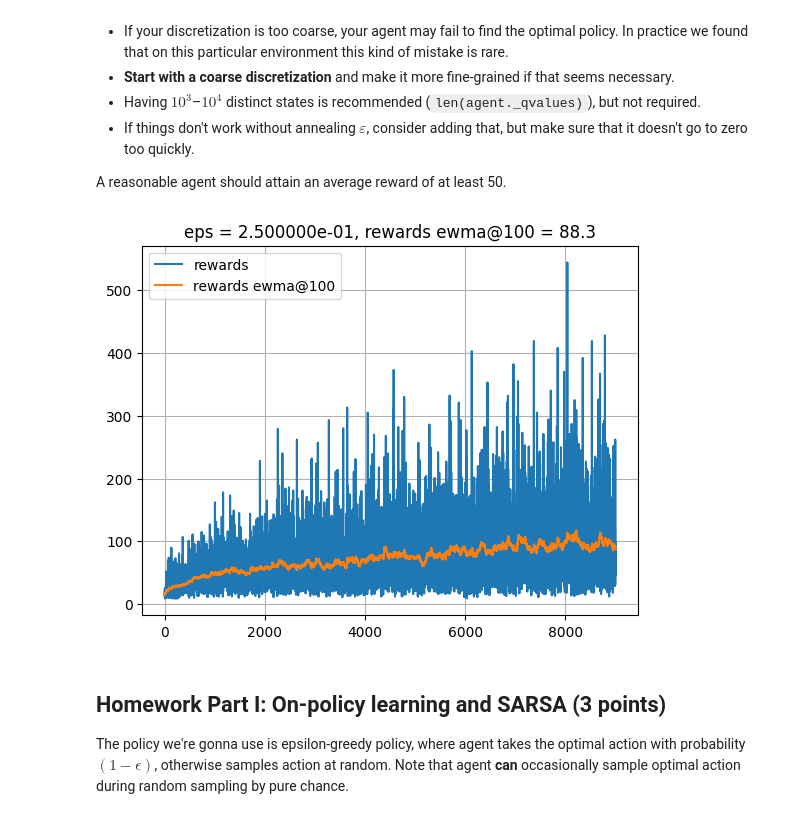
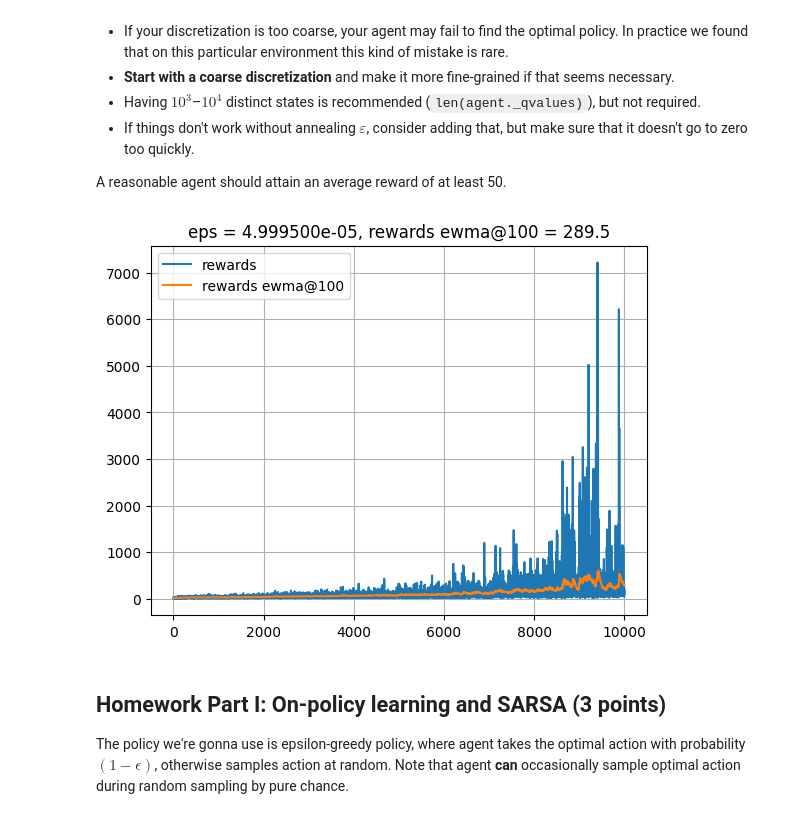
Before and after one commit to Menoudo/Practical_RL, a Jupyter notebook: week03_model_free/homework.ipynb, the cells around one changed output. Drawn from its saved outputs; the diff is of its cells as text; code cells hidden in the pictures.

```diff
--- a/week03_model_free/homework.ipynb
+++ b/week03_model_free/homework.ipynb
@@ -489,8 +489,7 @@ class Discretizer(ObservationWrapper):
         # You may pick a different n_digits for each dimension.
 
         # <YOUR CODE HERE>
-        state =
-
+        state = [round(s, n) for s, n in zip(state, self.n_digits)]
         # </END OF YOUR CODE>
 
         return tuple(state)  # tuple to make it hashable
@@ -499,5 +496,5 @@ SyntaxError: invalid syntax (<ipython-input-11-7899dea6d436>, line 14)
 # %%
-env = Discretizer(make_env(), n_digits=1)
+env = Discretizer(make_env(), n_digits=[1, 1, 2, 1])
 seen_observations = gather_samples(env)
 visualize_cartpole_observation_distribution(seen_observations)
 # %% [output]
@@ -518,30 +515,31 @@ __Tips:__
 
 A reasonable agent should attain an average reward of at least 50.
 # %%
-agent = QLearningAgent(alpha=0.5, epsilon=0.25, discount=0.99, env=env)
+agent = QLearningAgent(alpha=0.5, epsilon=0.5, discount=0.99, env=env)
 
 rewards, epsilons = [], []
 seed_everything(env)
-
-for i in range(10000):
+N = 10001
+for i in range(N):
     reward = play_and_train(env, agent)
     rewards.append(reward)
     epsilons.append(agent.epsilon)
+    agent.epsilon = epsilons[0] * (1 - i / N)
+    # OPTIONAL: <YOUR CODE: adjust epsilon>
 
-    # OPTIONAL: <YOUR CODE: adjust epsilon>
 
     if i % 1000 == 0:
         rewards_ewma = moving_average(rewards)
 
         clear_output(True)
         plt.plot(rewards, label="rewards")
         plt.plot(rewards_ewma, label="rewards ewma@100")
         plt.legend()
         plt.grid()
         plt.title("eps = {:e}, rewards ewma@100 = {:.1f}".format(agent.epsilon, rewards_ewma[-1]))
         plt.show()
 # %% [output]
-[figure, old version]
+[figure, new version]
 # %% [markdown]
 ## Homework Part I: On-policy learning and SARSA (3 points)
 
```
Also changed, not shown: parts of 4 cells of this notebook.
